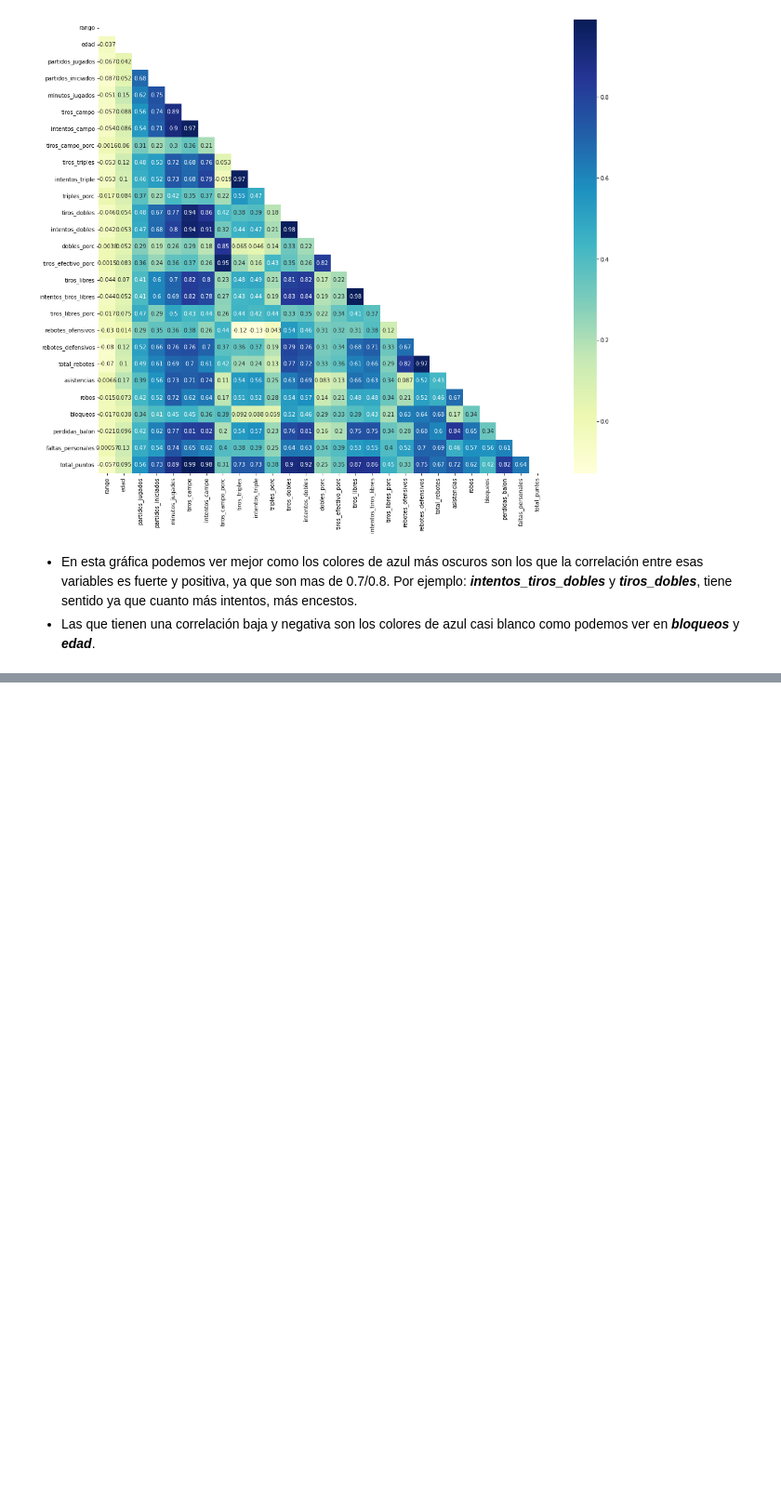
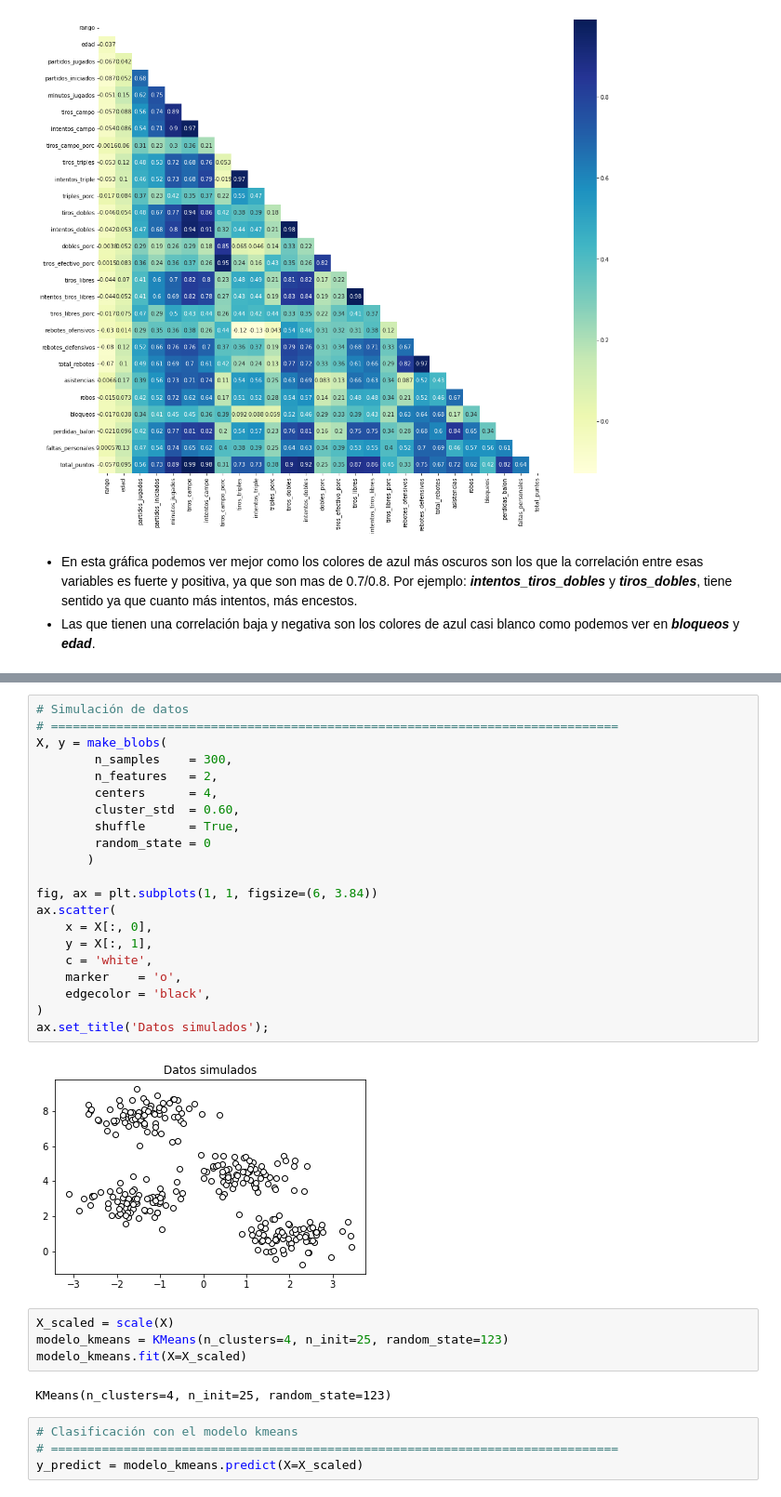
Before and after one commit to Aliciafs97/Proyecto-NBA, a Jupyter notebook: Regionales 2021-2022/EDA-NBA.ipynb, the cells around one changed output, grey strips where cells are left out. Shown at 93% size. Drawn from its saved outputs; the diff is of its cells as text; blank space fills up the shorter version.

```diff
--- a/Regionales 2021-2022/EDA-NBA.ipynb
+++ b/Regionales 2021-2022/EDA-NBA.ipynb
@@ -356,0 +430,33 @@ sns.heatmap(df_nba_cambios.corr(),
+# %%
+# Simulación de datos
+# ==============================================================================
+X, y = make_blobs(
+        n_samples    = 300,
+        n_features   = 2,
+        centers      = 4,
+        cluster_std  = 0.60,
+        shuffle      = True,
+        random_state = 0
+       )
+
+fig, ax = plt.subplots(1, 1, figsize=(6, 3.84))
+ax.scatter(
+    x = X[:, 0],
+    y = X[:, 1],
+    c = 'white',
+    marker    = 'o',
+    edgecolor = 'black',
+)
+ax.set_title('Datos simulados');
+# %% [output]
+[figure, added]
+# %%
+X_scaled = scale(X)
+modelo_kmeans = KMeans(n_clusters=4, n_init=25, random_state=123)
+modelo_kmeans.fit(X=X_scaled)
+# %% [output]
+KMeans(n_clusters=4, n_init=25, random_state=123)
+# %%
+# Clasificación con el modelo kmeans
+# ==============================================================================
+y_predict = modelo_kmeans.predict(X=X_scaled)
```
Also changed, not shown: parts of 11 cells of this notebook.
